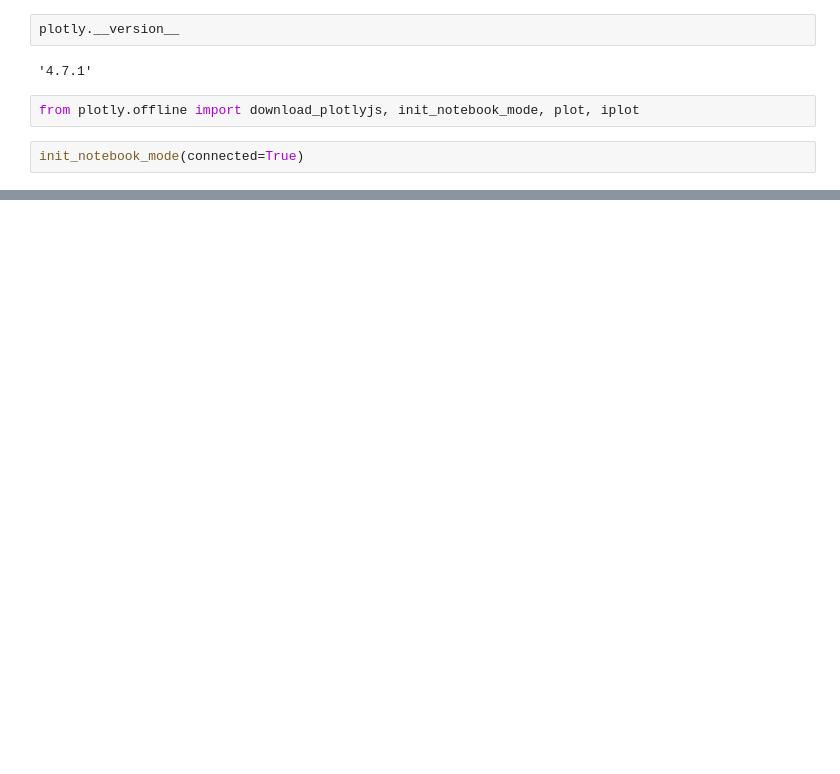
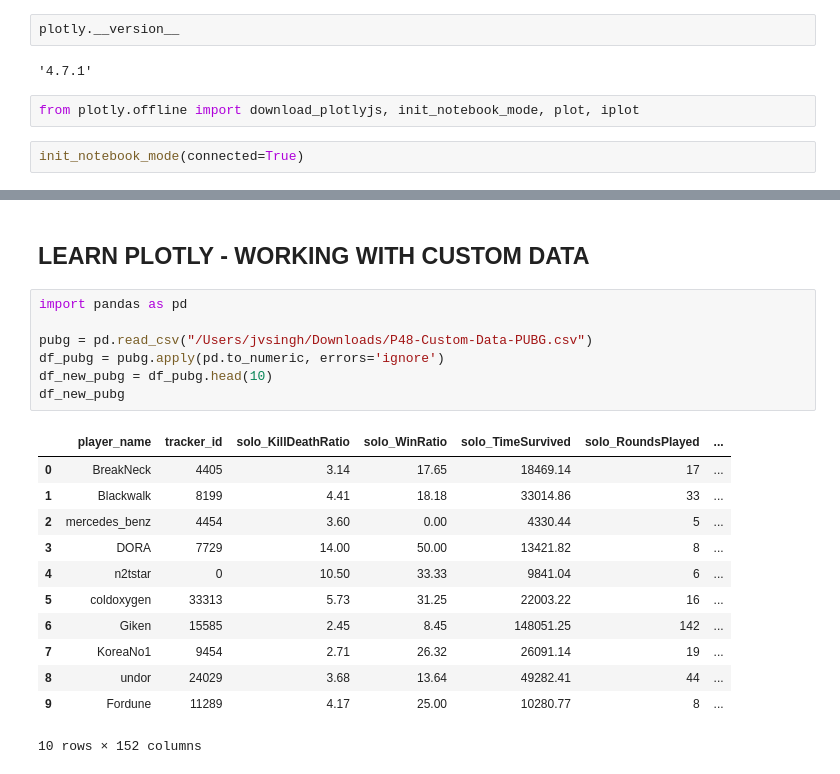
Before and after one commit to jaivrat/python_codes, a Jupyter notebook: learn/test-plotly.ipynb, the cells around one changed output, grey strips where cells are left out. Saved outputs shown, nothing was run; the diff lists cells and outputs as text; blank space fills up the shorter version.

Commit message:
some examples of plotly

```diff
--- a/learn/test-plotly.ipynb
+++ b/learn/test-plotly.ipynb
@@ -39,0 +83,22 @@ iplot([go.Histogram2dcontour(x=x, y=y, contours=dict(coloring='heatmap')),
+# %% [markdown]
+## LEARN PLOTLY - WORKING WITH CUSTOM DATA
+# %%
+import pandas as pd
+
+pubg = pd.read_csv("/Users/jvsingh/Downloads/P48-Custom-Data-PUBG.csv")
+df_pubg = pubg.apply(pd.to_numeric, errors='ignore')
+df_new_pubg = df_pubg.head(10)
+df_new_pubg
+# %% [output]
+|  | player_name | tracker_id | solo_KillDeathRatio | solo_WinRatio | solo_TimeSurvived | solo_RoundsPlayed | ... |
+| 0 | BreakNeck | 4405 | 3.14 | 17.65 | 18469.14 | 17 | ... |
+| 1 | Blackwalk | 8199 | 4.41 | 18.18 | 33014.86 | 33 | ... |
+| 2 | mercedes_benz | 4454 | 3.60 | 0.00 | 4330.44 | 5 | ... |
+| 3 | DORA | 7729 | 14.00 | 50.00 | 13421.82 | 8 | ... |
+| 4 | n2tstar | 0 | 10.50 | 33.33 | 9841.04 | 6 | ... |
+| 5 | coldoxygen | 33313 | 5.73 | 31.25 | 22003.22 | 16 | ... |
+| 6 | Giken | 15585 | 2.45 | 8.45 | 148051.25 | 142 | ... |
+| 7 | KoreaNo1 | 9454 | 2.71 | 26.32 | 26091.14 | 19 | ... |
+| 8 | undor | 24029 | 3.68 | 13.64 | 49282.41 | 44 | ... |
+| 9 | Fordune | 11289 | 4.17 | 25.00 | 10280.77 | 8 | ... |
+10 rows × 152 columns
```
Also changed, not shown: parts of 10 cells of this notebook, 4 other files.
